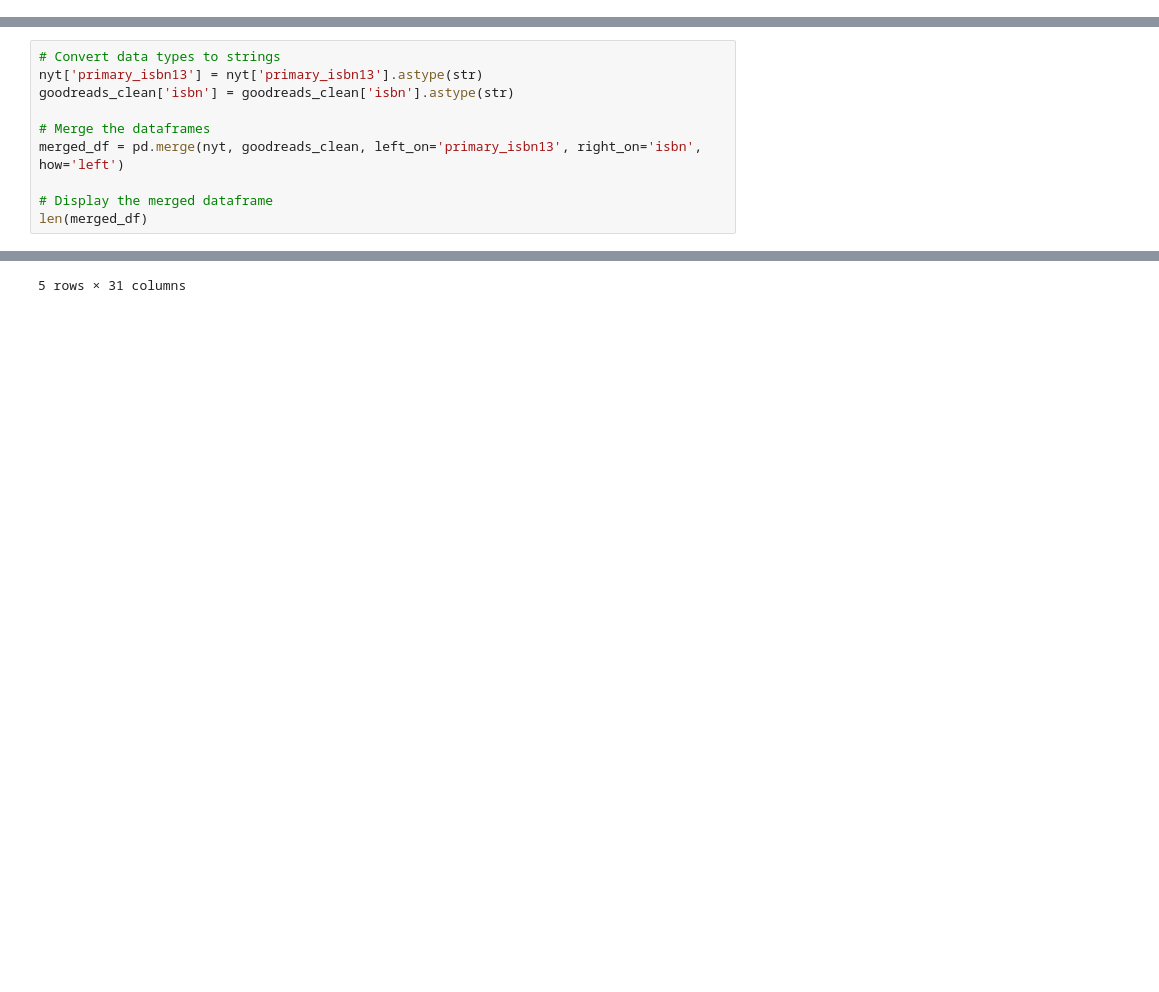
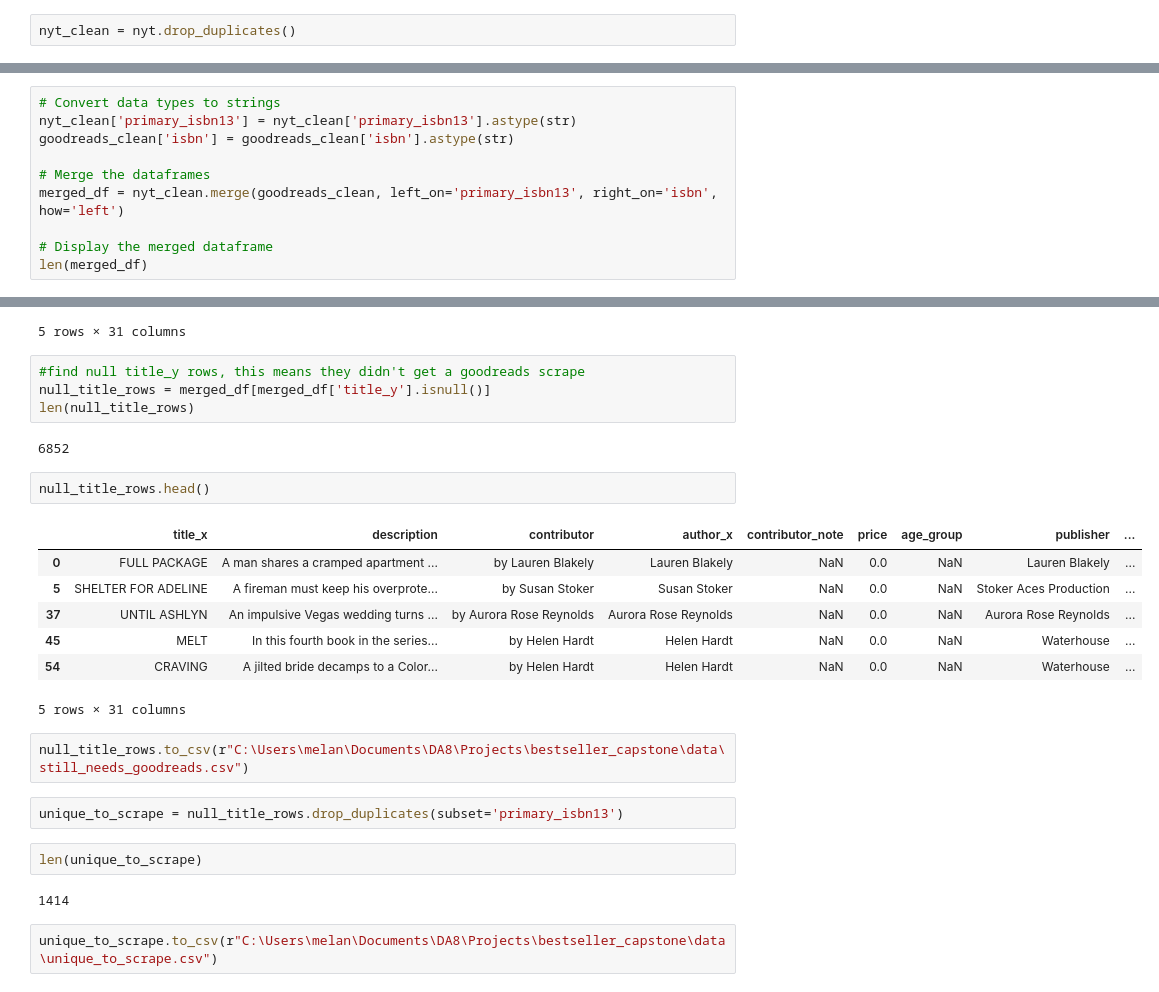
Before and after one commit to melaniewesson/bestseller_capstone, a Jupyter notebook: notebooks/startoverjune9.ipynb, the cells around one changed output, grey strips where cells are left out. Drawn from its saved outputs; the diff is of its cells as text; blank space fills up the shorter version.

Commit message:
writing new scraper for missing goodreads rows

```diff
--- a/notebooks/startoverjune9.ipynb
+++ b/notebooks/startoverjune9.ipynb
@@ -64,3 +64,5 @@ len(goodreads_clean)
 goodreads_clean.to_csv(r"C:\Users\melan\Documents\DA8\Projects\bestseller_capstone\data\goodreads_read_to_merge.csv")
 # %%
 nyt = pd.read_csv(r"C:\Users\melan\Documents\DA8\Projects\bestseller_capstone\data\merged_dataframe.csv")
+# %%
+nyt_clean = nyt.drop_duplicates()
@@ -80,10 +82,10 @@ len(nyt)
 # %%
 # Convert data types to strings
-nyt['primary_isbn13'] = nyt['primary_isbn13'].astype(str)
+nyt_clean['primary_isbn13'] = nyt_clean['primary_isbn13'].astype(str)
 goodreads_clean['isbn'] = goodreads_clean['isbn'].astype(str)
 
 # Merge the dataframes
-merged_df = pd.merge(nyt, goodreads_clean, left_on='primary_isbn13', right_on='isbn', how='left')
+merged_df = nyt_clean.merge(goodreads_clean, left_on='primary_isbn13', right_on='isbn', how='left')
 
 # Display the merged dataframe
 len(merged_df)
@@ -103,3 +101,29 @@ merged_df.head()
 | 3 | RING OF FIRE | Pike Logan, a member of a secret ... | by Brad Taylor | Brad Taylor | NaN | 0.0 | NaN | Dutton | ... |
 | 4 | SMALL GREAT THINGS | A medical crisis entangles a blac... | by Jodi Picoult | Jodi Picoult | NaN | 0.0 | NaN | Ballantine | ... |
 5 rows × 31 columns
+# %%
+#find null title_y rows, this means they didn't get a goodreads scrape
+null_title_rows = merged_df[merged_df['title_y'].isnull()]
+len(null_title_rows)
+# %% [output]
+6852
+# %%
+null_title_rows.head()
+# %% [output]
+|  | title_x | description | contributor | author_x | contributor_note | price | age_group | publisher | ... |
+| 0 | FULL PACKAGE | A man shares a cramped apartment ... | by Lauren Blakely | Lauren Blakely | NaN | 0.0 | NaN | Lauren Blakely | ... |
+| 5 | SHELTER FOR ADELINE | A fireman must keep his overprote... | by Susan Stoker | Susan Stoker | NaN | 0.0 | NaN | Stoker Aces Production | ... |
+| 37 | UNTIL ASHLYN | An impulsive Vegas wedding turns ... | by Aurora Rose Reynolds | Aurora Rose Reynolds | NaN | 0.0 | NaN | Aurora Rose Reynolds | ... |
+| 45 | MELT | In this fourth book in the series... | by Helen Hardt | Helen Hardt | NaN | 0.0 | NaN | Waterhouse | ... |
+| 54 | CRAVING | A jilted bride decamps to a Color... | by Helen Hardt | Helen Hardt | NaN | 0.0 | NaN | Waterhouse | ... |
+5 rows × 31 columns
+# %%
+null_title_rows.to_csv(r"C:\Users\melan\Documents\DA8\Projects\bestseller_capstone\data\still_needs_goodreads.csv")
+# %%
+unique_to_scrape = null_title_rows.drop_duplicates(subset='primary_isbn13')
+# %%
+len(unique_to_scrape)
+# %% [output]
+1414
+# %%
+unique_to_scrape.to_csv(r"C:\Users\melan\Documents\DA8\Projects\bestseller_capstone\data\unique_to_scrape.csv")
```
Also changed, not shown: parts of 9 cells of this notebook.
